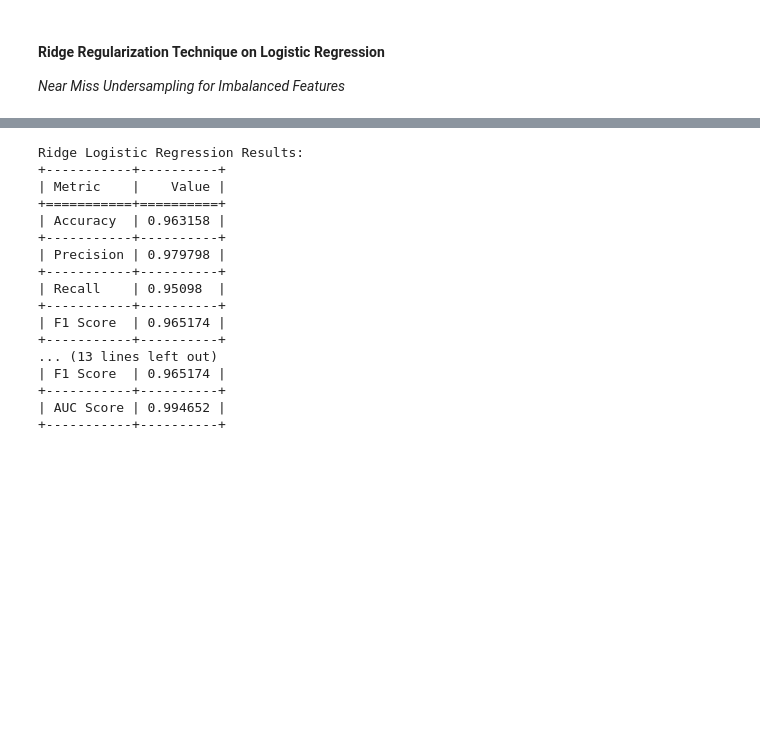
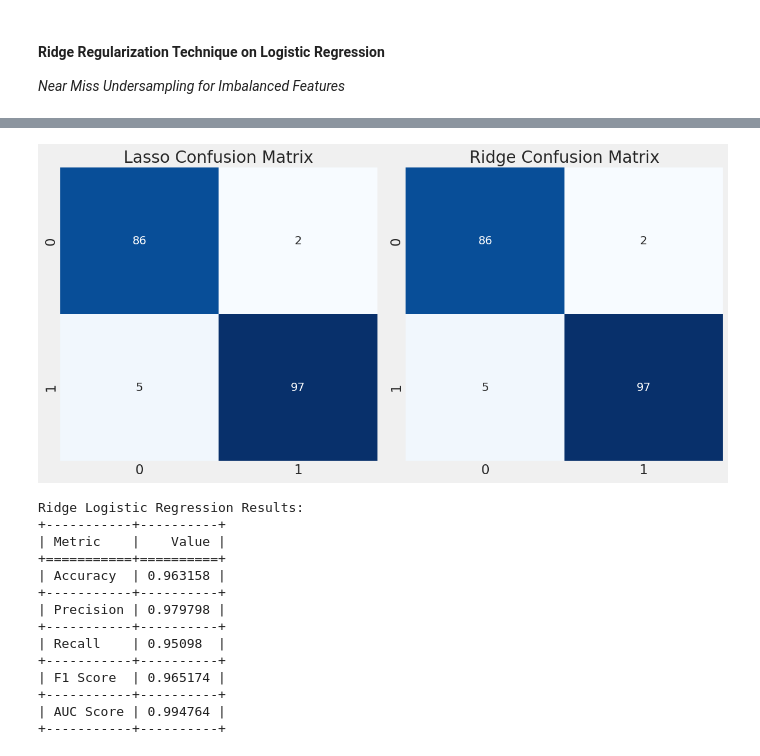
Before and after one commit to ZiadMAlsawy/ML_Project, a Jupyter notebook: Task_2.ipynb, the cells around one changed output, grey strips where cells are left out. Cells and saved outputs as stored; diff of their text form; code cells hidden in the pictures; blank space fills up the shorter version.

```diff
--- a/Task_2.ipynb
+++ b/Task_2.ipynb
@@ -619,21 +646,24 @@ ridge_results = {
+# %%
+fig, axes = plt.subplots(1, 2, figsize=(12, 6))
+
+sns.heatmap(lasso_results['Confusion Matrix'], annot=True, fmt='d', cmap='Blues', cbar=False, ax=axes[0])
+axes[0].set_title('Lasso Confusion Matrix')
+
+sns.heatmap(ridge_results['Confusion Matrix'], annot=True, fmt='d', cmap='Blues', cbar=False, ax=axes[1])
+axes[1].set_title('Ridge Confusion Matrix')
+
+# Adjust layout and display the plot
+plt.tight_layout()
+plt.show()
+# %% [output]
+[figure, added]
 # %%
-import tabulate
-
-# Create a copy of the results dictionaries without NumPy arrays
 ridge_results_for_table = ridge_results.copy()
 del ridge_results_for_table["ROC Curve"]
 del ridge_results_for_table["Confusion Matrix"]
 
-lasso_results_for_table = lasso_results.copy()
-del lasso_results_for_table["ROC Curve"]
-del lasso_results_for_table["Confusion Matrix"]
-
-# Print the results using tabulate
 print("Ridge Logistic Regression Results:")
 print(tabulate.tabulate(ridge_results_for_table.items(), headers=["Metric", "Value"], tablefmt="grid"))
-
-print("\nLasso Logistic Regression Results:")
-print(tabulate.tabulate(lasso_results_for_table.items(), headers=["Metric", "Value"], tablefmt="grid"))
 # %% [output]
 Ridge Logistic Regression Results:
 +-----------+----------+
@@ -647,8 +677,5 @@ Ridge Logistic Regression Results:
 +-----------+----------+
 | F1 Score  | 0.965174 |
 +-----------+----------+
-... (13 lines left out)
-| F1 Score  | 0.965174 |
+| AUC Score | 0.994764 |
 +-----------+----------+
-| AUC Score | 0.994652 |
-+-----------+----------+
```
Also changed, not shown: parts of 5 cells of this notebook.
